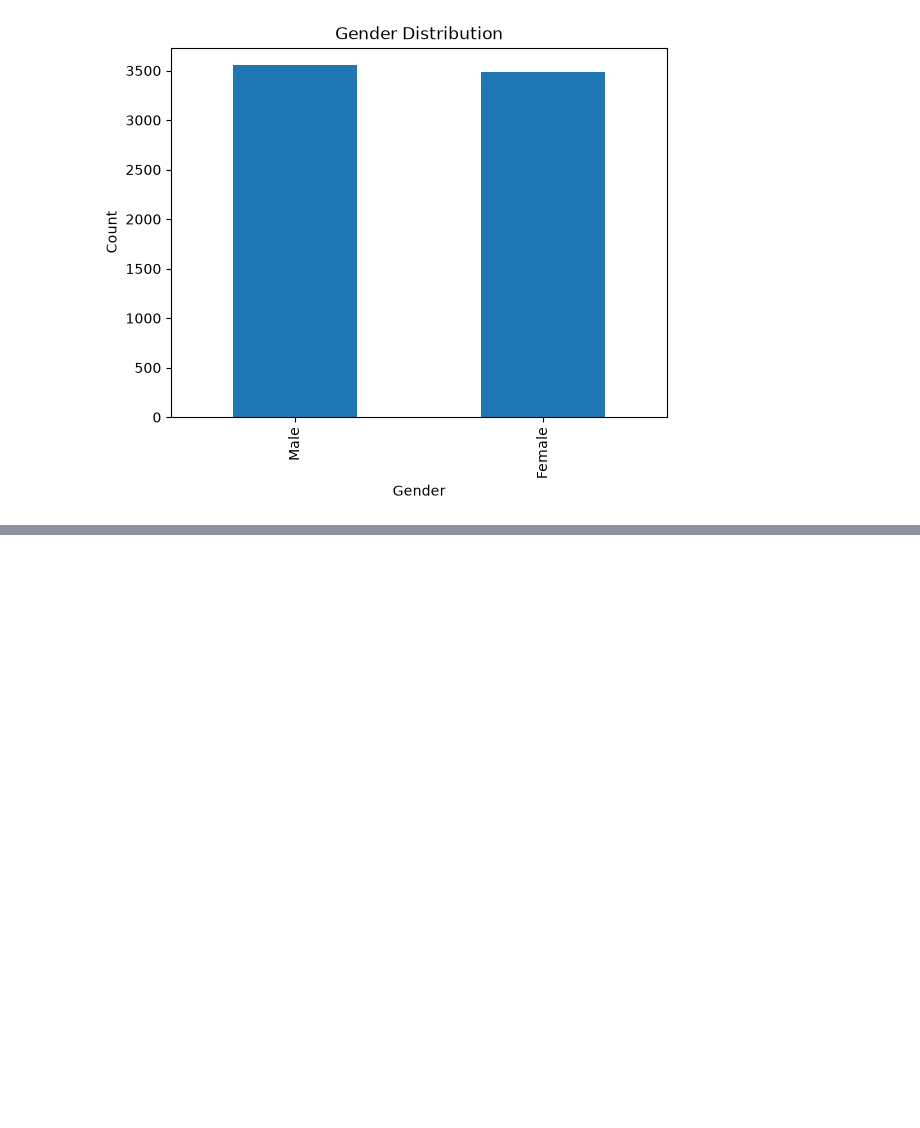
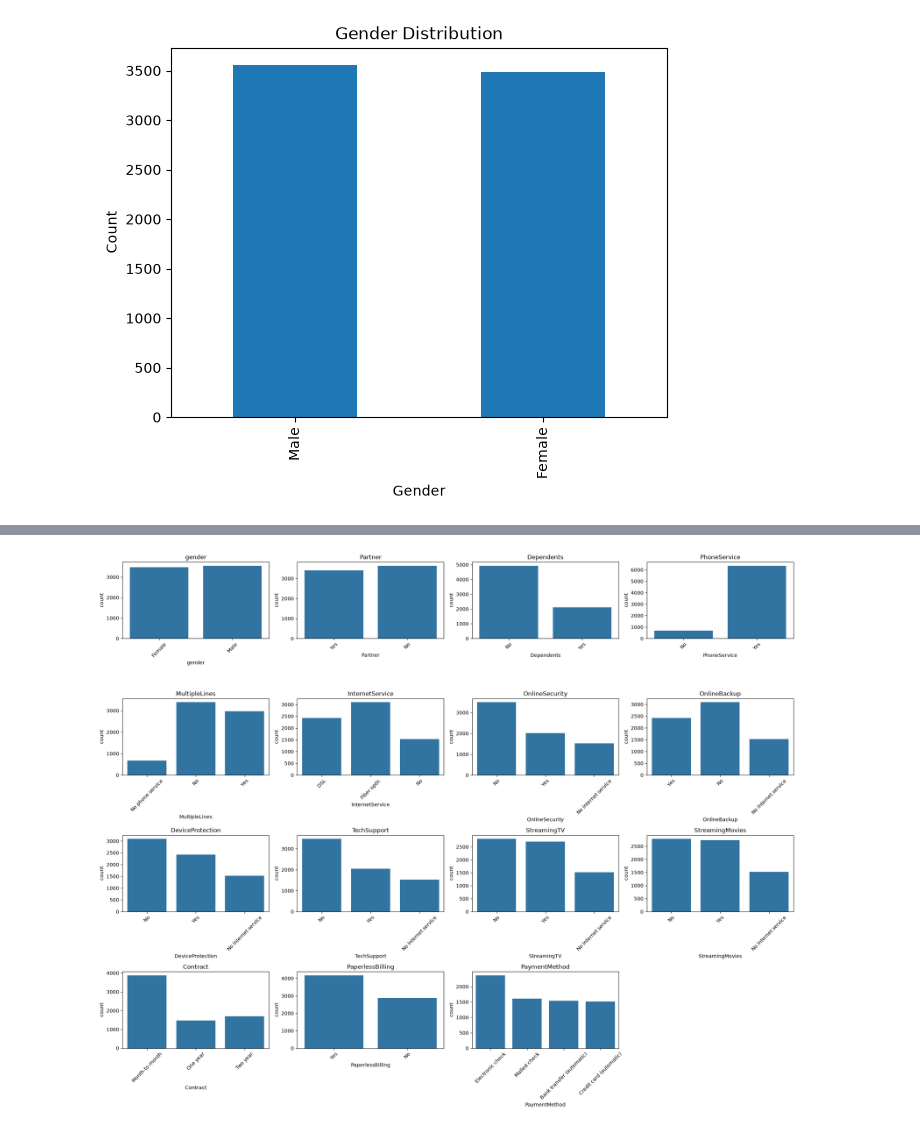
Before and after one commit to Moussa-Mohammed1/client-churn-prediction, a Jupyter notebook: notebooks/01_eda.ipynb, the cells around one changed output, grey strips where cells are left out. Saved outputs shown, nothing was run; the diff lists cells and outputs as text; code cells hidden in the pictures; blank space fills up the shorter version.

```diff
--- a/notebooks/01_eda.ipynb
+++ b/notebooks/01_eda.ipynb
@@ -130,0 +266,7 @@ plt.show()
+# %%
+for col in cat_cols:
+    if col in ['CustomerID0', 'Churn']:
+        continue
+    print(f'---{col}')
+    print(df[col].value_counts(dropna=False))
+    print()
@@ -130,0 +291,15 @@ plt.show()
+# %%
+cat_features = [c for c in cat_cols if c not in ['customerID', 'Churn']]
+
+fig, axes = plt.subplots(4, 4, figsize=(20, 16))
+axes = axes.flatten()
+for ax, col in zip(axes, cat_features):
+    sns.countplot(data=df, x=col, ax=ax)
+    ax.set_title(col)
+    ax.tick_params(axis='x', rotation=45)
+for ax in axes[len(cat_features):]:
+    ax.axis('off')
+plt.tight_layout()
+plt.show()
+# %% [output]
+[figure, added]
```
Also changed, not shown: parts of 19 cells of this notebook.
